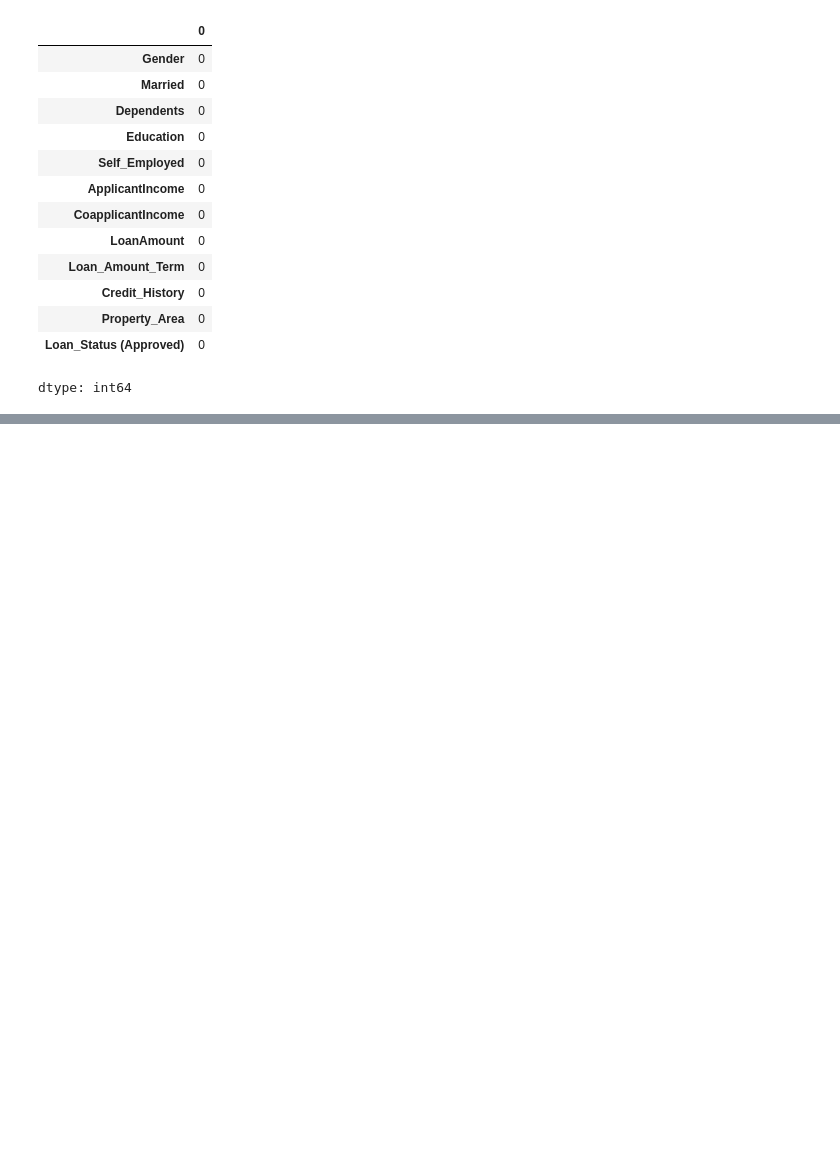
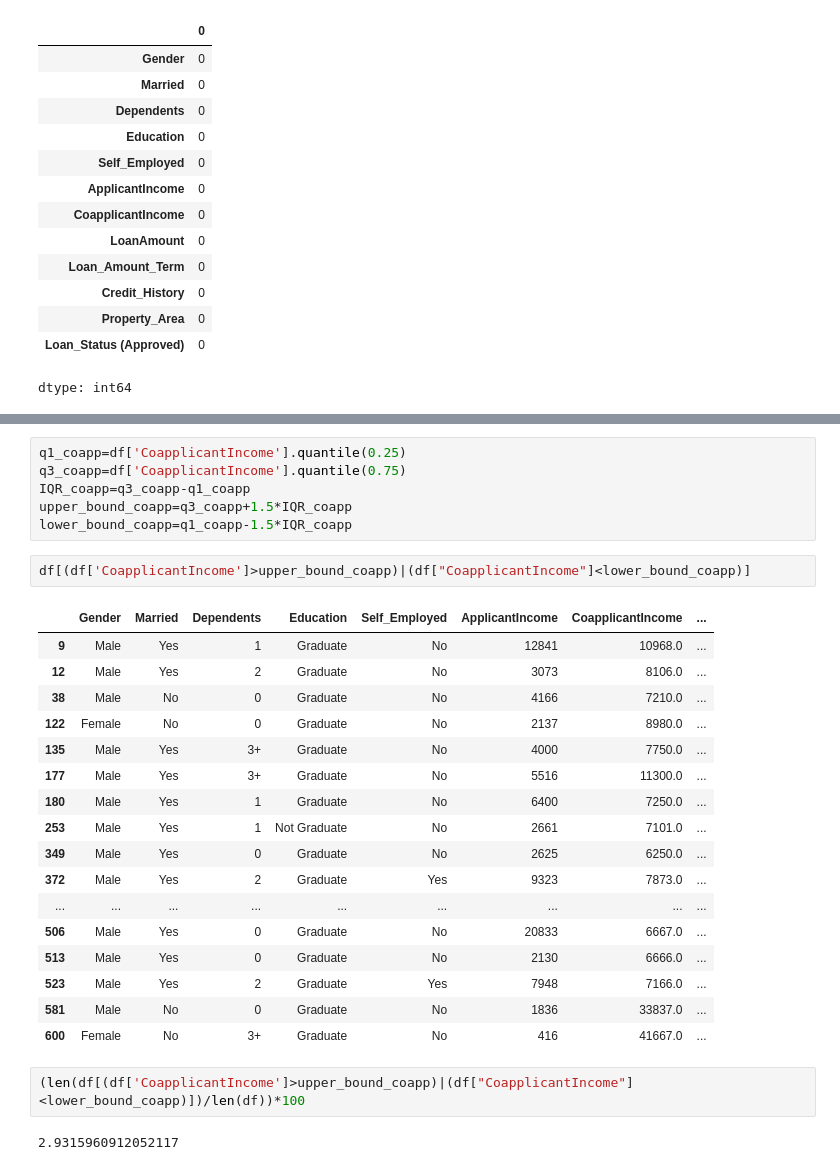
Before and after one commit to Kif30/loan-Approval-model, a Jupyter notebook: loan_approval.ipynb, the cells around one changed output, grey strips where cells are left out. Cells and saved outputs as stored; diff of their text form; blank space fills up the shorter version.

```diff
--- a/loan_approval.ipynb
+++ b/loan_approval.ipynb
@@ -222,0 +260,30 @@ dtype: int64
+# %%
+q1_coapp=df['CoapplicantIncome'].quantile(0.25)
+q3_coapp=df['CoapplicantIncome'].quantile(0.75)
+IQR_coapp=q3_coapp-q1_coapp
+upper_bound_coapp=q3_coapp+1.5*IQR_coapp
+lower_bound_coapp=q1_coapp-1.5*IQR_coapp
+# %%
+df[(df['CoapplicantIncome']>upper_bound_coapp)|(df["CoapplicantIncome"]<lower_bound_coapp)]
+# %% [output]
+|  | Gender | Married | Dependents | Education | Self_Employed | ApplicantIncome | CoapplicantIncome | ... |
+| 9 | Male | Yes | 1 | Graduate | No | 12841 | 10968.0 | ... |
+| 12 | Male | Yes | 2 | Graduate | No | 3073 | 8106.0 | ... |
+| 38 | Male | No | 0 | Graduate | No | 4166 | 7210.0 | ... |
+| 122 | Female | No | 0 | Graduate | No | 2137 | 8980.0 | ... |
+| 135 | Male | Yes | 3+ | Graduate | No | 4000 | 7750.0 | ... |
+| 177 | Male | Yes | 3+ | Graduate | No | 5516 | 11300.0 | ... |
+| 180 | Male | Yes | 1 | Graduate | No | 6400 | 7250.0 | ... |
+| 253 | Male | Yes | 1 | Not Graduate | No | 2661 | 7101.0 | ... |
+| 349 | Male | Yes | 0 | Graduate | No | 2625 | 6250.0 | ... |
+| 372 | Male | Yes | 2 | Graduate | Yes | 9323 | 7873.0 | ... |
+| ... | ... | ... | ... | ... | ... | ... | ... | ... |
+| 506 | Male | Yes | 0 | Graduate | No | 20833 | 6667.0 | ... |
+| 513 | Male | Yes | 0 | Graduate | No | 2130 | 6666.0 | ... |
+| 523 | Male | Yes | 2 | Graduate | Yes | 7948 | 7166.0 | ... |
+| 581 | Male | No | 0 | Graduate | No | 1836 | 33837.0 | ... |
+| 600 | Female | No | 3+ | Graduate | No | 416 | 41667.0 | ... |
+# %%
+(len(df[(df['CoapplicantIncome']>upper_bound_coapp)|(df["CoapplicantIncome"]<lower_bound_coapp)])/len(df))*100
+# %% [output]
+2.9315960912052117
```
Also changed, not shown: parts of 14 cells of this notebook.
